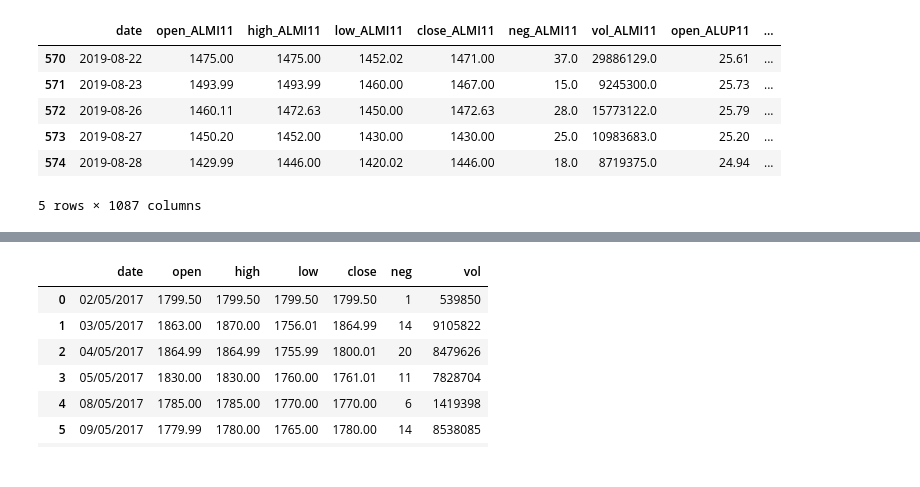
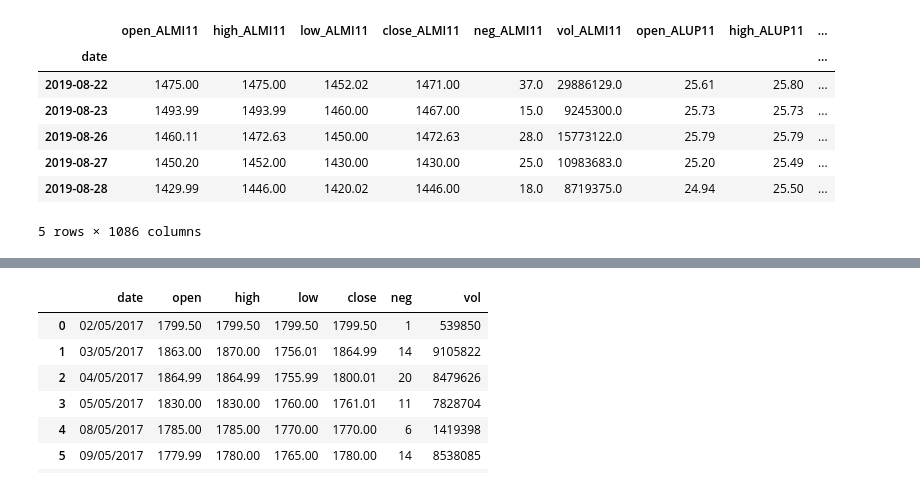
Before and after one commit to raphabraccialli/OpenFinanceLab, a Jupyter notebook: monthly_fii/monthly_fiis.ipynb, the cells around one changed output, grey strips where cells are left out. Drawn from its saved outputs; the diff is of its cells as text; code cells hidden in the pictures.

Commit message:
index fix

```diff
--- a/monthly_fii/monthly_fiis.ipynb
+++ b/monthly_fii/monthly_fiis.ipynb
@@ -1,26 +1,24 @@
 # %%
 import pandas as pd
 import os
+to_datetime = lambda d: pd.to_datetime(d, format='%d/%m/%Y')
 # %%
 fiis_names = []
-data_structure = {'date':[], 'open':[], 'high':[], 'low':[], 'close':[], 'neg':[], 'vol':[]}
-fiis_dataFrame = pd.DataFrame(data_structure)
+fiis_dataFrame = pd.DataFrame()
 dir = "../cotacoes/dados/b3/cotacoes_diarias/"
 for file in os.listdir(dir):
     if file.endswith("11.sa.csv"):
         fiis_names.append(file[:6])
-        fiis_dataFrame = fiis_dataFrame.merge(pd.read_csv(dir + file), on='date', how='outer', suffixes=('', '_'+file[:6]))
+        fiis_dataFrame = fiis_dataFrame.merge(pd.read_csv(dir + file, converters={'date': to_datetime}).set_index('date').add_suffix('_'+file[:6]), how='outer', left_index=True, right_index=True)
 
-fiis_dataFrame = fiis_dataFrame.drop(columns=['open', 'high', 'low', 'close', 'neg', 'vol'])
-
-fiis_dataFrame['date'] = pd.to_datetime(fiis_dataFrame['date'], format='%d/%m/%Y')
-fiis_dataFrame.sort_values(by='date').tail()
+fiis_dataFrame.tail()
 # %% [output]
-|  | date | open_ALMI11 | high_ALMI11 | low_ALMI11 | close_ALMI11 | neg_ALMI11 | vol_ALMI11 | open_ALUP11 | ... |
-| 570 | 2019-08-22 | 1475.00 | 1475.00 | 1452.02 | 1471.00 | 37.0 | 29886129.0 | 25.61 | ... |
-| 571 | 2019-08-23 | 1493.99 | 1493.99 | 1460.00 | 1467.00 | 15.0 | 9245300.0 | 25.73 | ... |
-| 572 | 2019-08-26 | 1460.11 | 1472.63 | 1450.00 | 1472.63 | 28.0 | 15773122.0 | 25.79 | ... |
-| 573 | 2019-08-27 | 1450.20 | 1452.00 | 1430.00 | 1430.00 | 25.0 | 10983683.0 | 25.20 | ... |
-| 574 | 2019-08-28 | 1429.99 | 1446.00 | 1420.02 | 1446.00 | 18.0 | 8719375.0 | 24.94 | ... |
+|  | open_ALMI11 | high_ALMI11 | low_ALMI11 | close_ALMI11 | neg_ALMI11 | vol_ALMI11 | open_ALUP11 | high_ALUP11 | ... |
+| date |  |  |  |  |  |  |  |  | ... |
+| 2019-08-22 | 1475.00 | 1475.00 | 1452.02 | 1471.00 | 37.0 | 29886129.0 | 25.61 | 25.80 | ... |
+| 2019-08-23 | 1493.99 | 1493.99 | 1460.00 | 1467.00 | 15.0 | 9245300.0 | 25.73 | 25.73 | ... |
+| 2019-08-26 | 1460.11 | 1472.63 | 1450.00 | 1472.63 | 28.0 | 15773122.0 | 25.79 | 25.79 | ... |
+| 2019-08-27 | 1450.20 | 1452.00 | 1430.00 | 1430.00 | 25.0 | 10983683.0 | 25.20 | 25.49 | ... |
+| 2019-08-28 | 1429.99 | 1446.00 | 1420.02 | 1446.00 | 18.0 | 8719375.0 | 24.94 | 25.50 | ... |
-5 rows × 1087 columns
+5 rows × 1086 columns
 # %%
```
Also changed, not shown: parts of 3 cells of this notebook.
